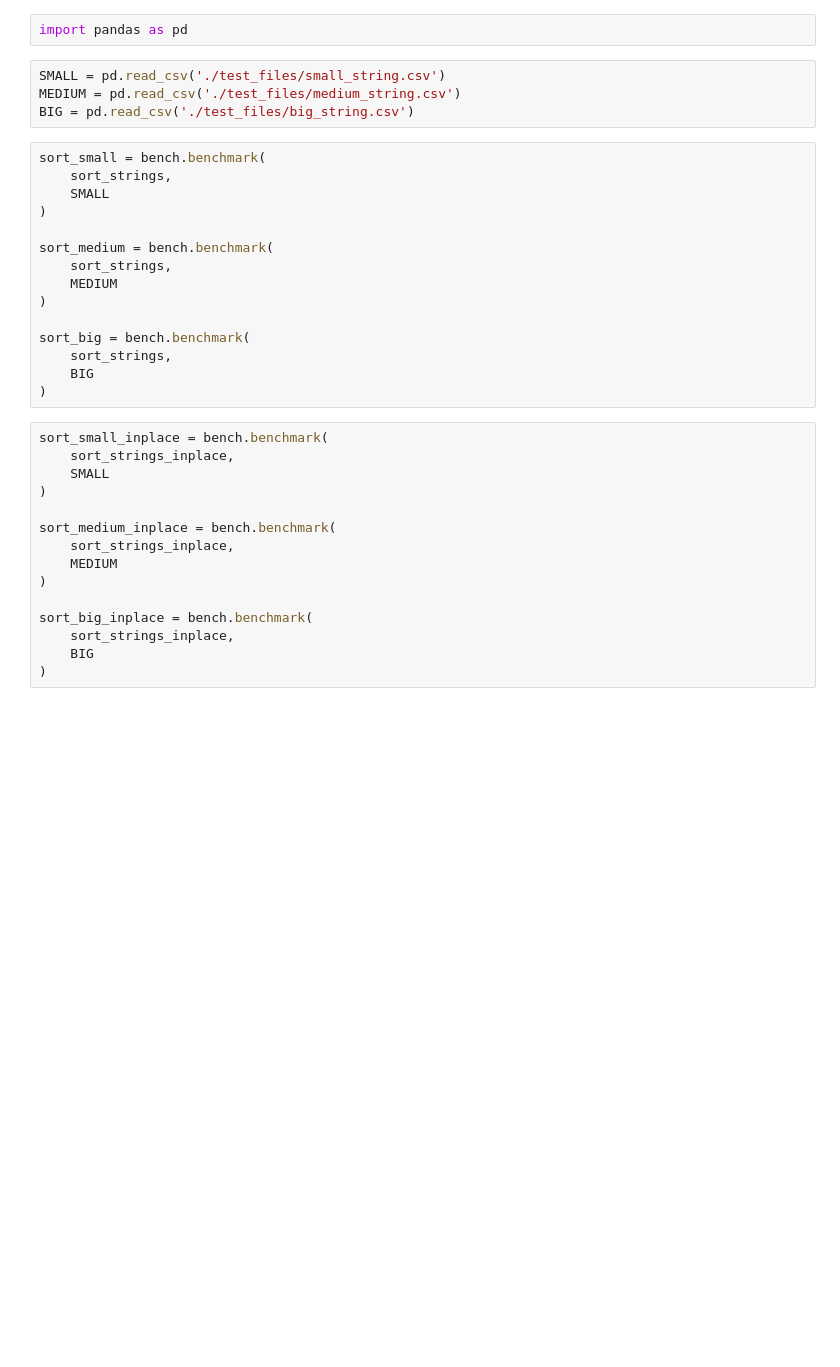
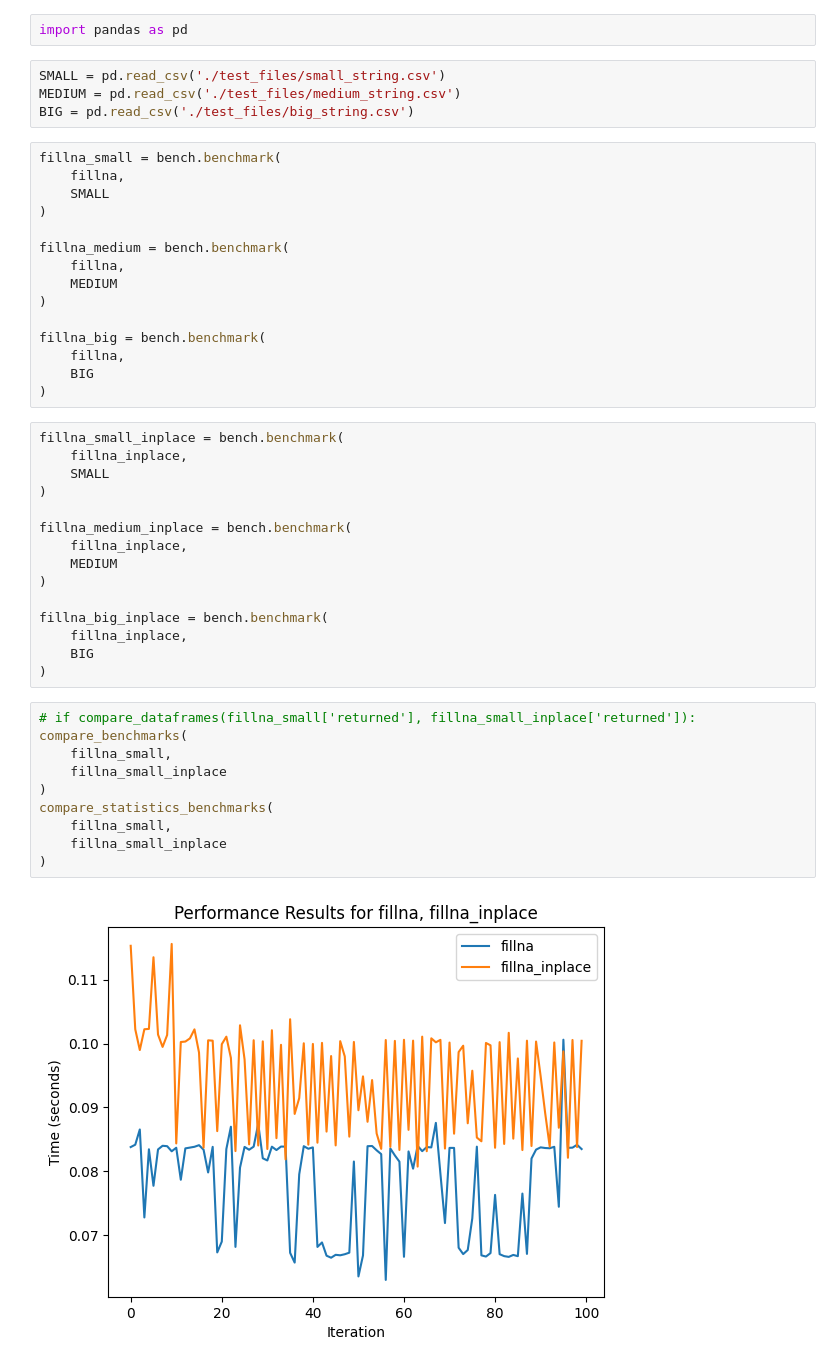
Before and after one commit to StefanHalvadzhiev/Proper-Pandas, a Jupyter notebook: notebooks/notebooks_older_python/inplace.ipynb, the cells around one changed output. Cells and saved outputs as stored; diff of their text form; blank space fills up the shorter version.

Commit message:
fix: inplace test

```diff
--- a/notebooks/notebooks_older_python/inplace.ipynb
+++ b/notebooks/notebooks_older_python/inplace.ipynb
@@ -15,32 +15,44 @@ SMALL = pd.read_csv('./test_files/small_string.csv')
 MEDIUM = pd.read_csv('./test_files/medium_string.csv')
 BIG = pd.read_csv('./test_files/big_string.csv')
 # %%
-sort_small = bench.benchmark(
-    sort_strings,
+fillna_small = bench.benchmark(
+    fillna,
     SMALL
 )
 
-sort_medium = bench.benchmark(
-    sort_strings,
+fillna_medium = bench.benchmark(
+    fillna,
     MEDIUM
 )
 
-sort_big = bench.benchmark(
-    sort_strings,
+fillna_big = bench.benchmark(
+    fillna,
     BIG
 )
 # %%
-sort_small_inplace = bench.benchmark(
-    sort_strings_inplace,
+fillna_small_inplace = bench.benchmark(
+    fillna_inplace,
     SMALL
 )
 
-sort_medium_inplace = bench.benchmark(
-    sort_strings_inplace,
+fillna_medium_inplace = bench.benchmark(
+    fillna_inplace,
     MEDIUM
 )
 
-sort_big_inplace = bench.benchmark(
-    sort_strings_inplace,
+fillna_big_inplace = bench.benchmark(
+    fillna_inplace,
     BIG
 )
+# %%
+# if compare_dataframes(fillna_small['returned'], fillna_small_inplace['returned']):
+compare_benchmarks(
+    fillna_small,
+    fillna_small_inplace
+)
+compare_statistics_benchmarks(
+    fillna_small,
+    fillna_small_inplace
+)
+# %% [output]
+[figure, added]
```
Also changed, not shown: parts of 6 cells of this notebook, 1 other file.
